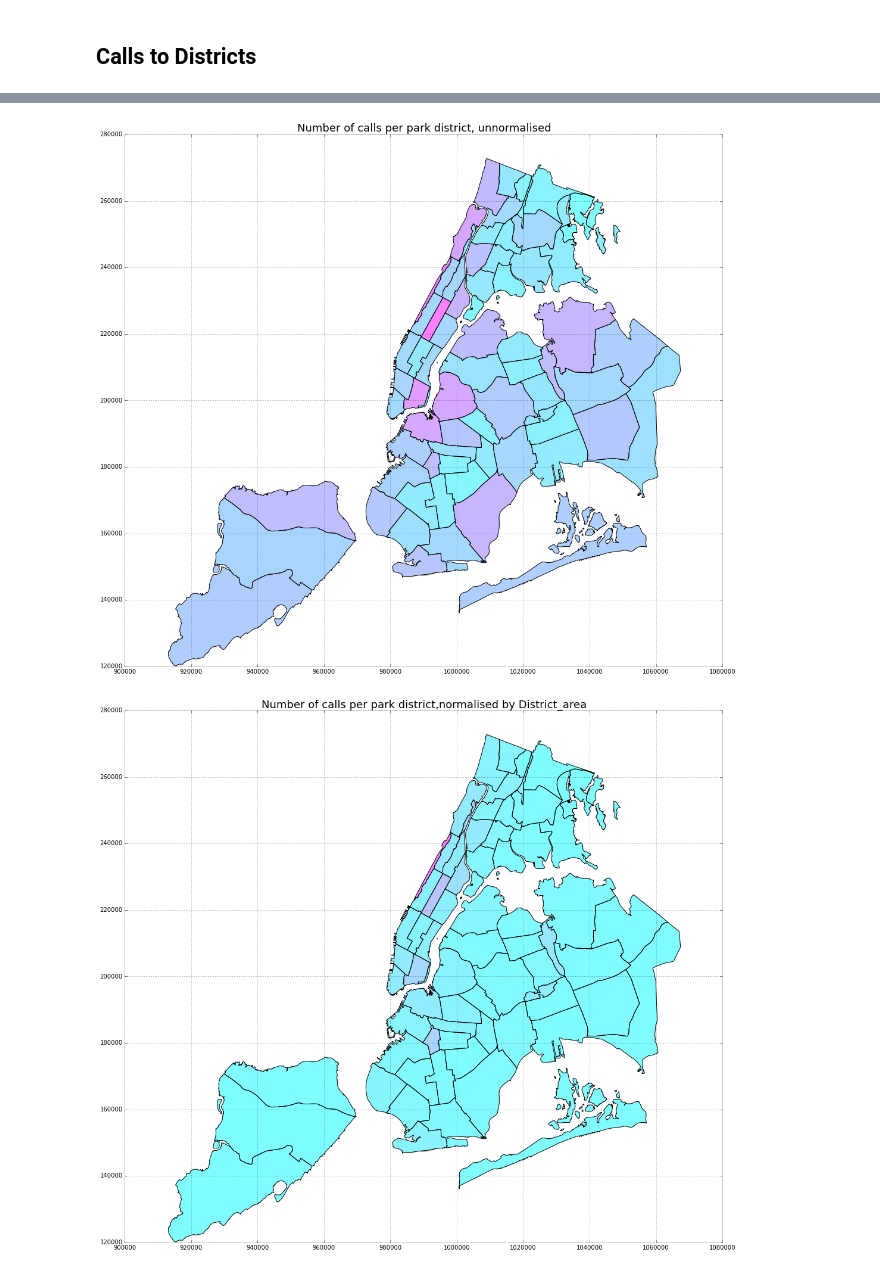
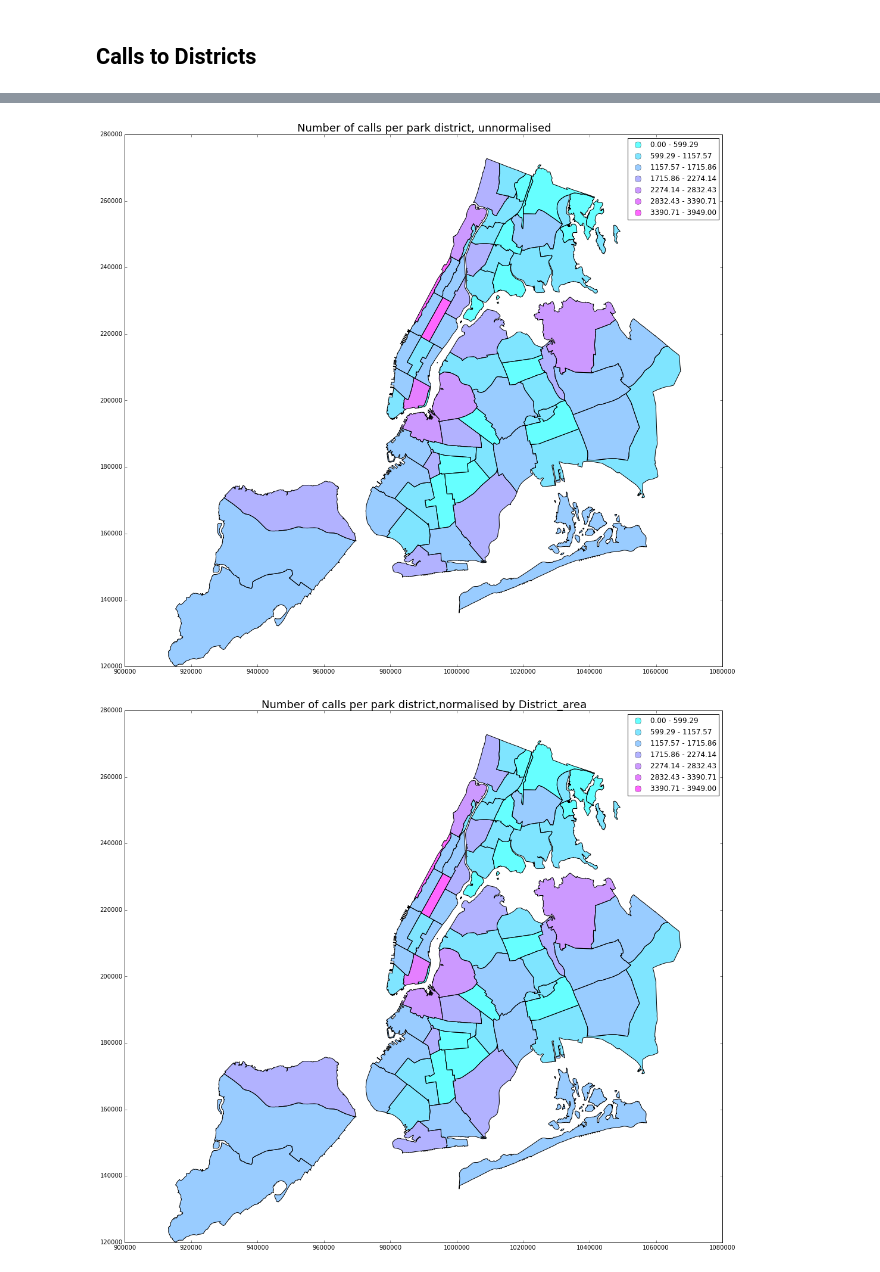
Before and after one commit to gdobler/parqa, a Jupyter notebook: 311/7_Mapping_park_calls.ipynb, the cells around one changed output, grey strips where cells are left out. Saved outputs shown, nothing was run; the diff lists cells and outputs as text; code cells hidden in the pictures.

```diff
--- a/311/7_Mapping_park_calls.ipynb
+++ b/311/7_Mapping_park_calls.ipynb
@@ -10,8 +10,8 @@ import geopandas as gp
 import pylab as plt
 import os
 
-import requests
-s = requests.get("https://raw.githubusercontent.com/Casyfill/CUSP_templates/master/Py/fbMatplotlibrc.json").json()
-plt.rcParams.update(s)
+# import requests
+# s = requests.get("https://raw.githubusercontent.com/Casyfill/CUSP_templates/master/Py/fbMatplotlibrc.json").json()
+# plt.rcParams.update(s)
 # %% [output]
 Populating the interactive namespace from numpy and matplotlib
@@ -51,12 +61,16 @@ districtsAll.head(2)
 # %%
-districtsAll.plot(figsize=(18,18), column='calls', colormap='cool');
+districtsAll.plot(figsize=(18,18), scheme='equal_interval', alpha=0.6, k=7, legend=True, column='calls', colormap='cool');
 plt.title('Number of calls per park district, unnormalised',fontsize=18);
+plt.legend()
+plt.savefig(PARQA + 'parqa/311/img/map1.png')
 # %% [output]
-[figure, old version]
+[figure, new version]
 # %%
 # now using shape area: need to calculate parks area per district.
 districtsAll['calls_normalised'] = districtsAll['calls']/districtsAll['SHAPE_Area']
-districtsAll.plot(figsize=(18,18), column='calls_normalised', colormap='cool');
+districtsAll.plot(figsize=(18,18), scheme='equal_interval', alpha=0.6, k=7, legend=True, column='calls', colormap='cool');
+
 plt.title('Number of calls per park district,normalised by District_area',fontsize=18);
+plt.savefig(PARQA + 'parqa/311/img/map2.png')
 # %% [output]
-[figure, old version]
+[figure, new version]
```
Also changed, not shown: parts of 3 cells of this notebook, 27 other files.
